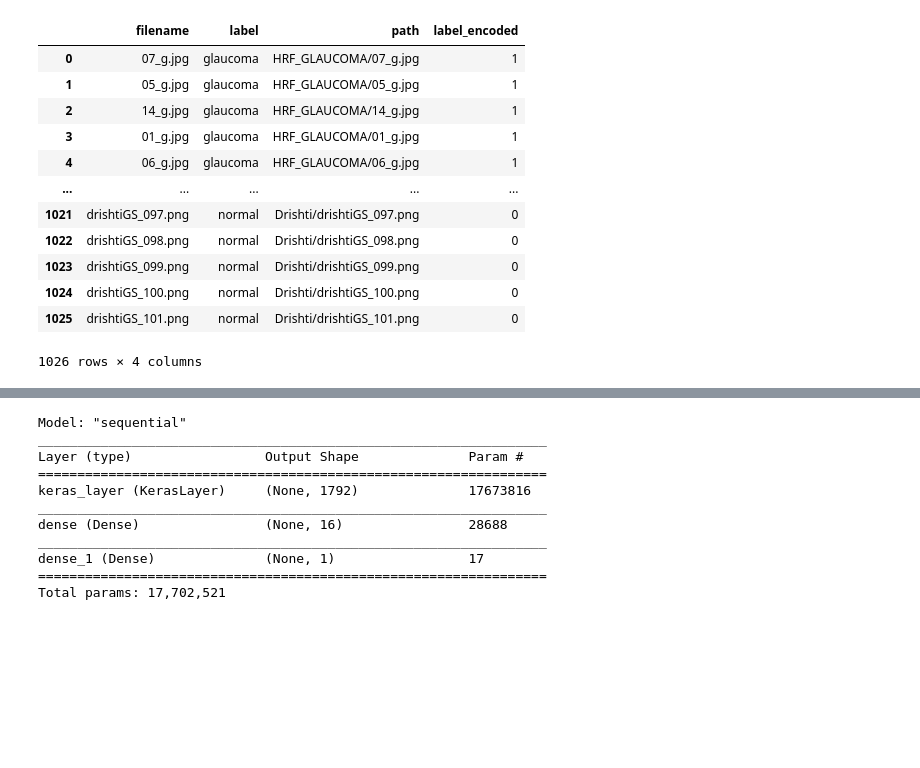
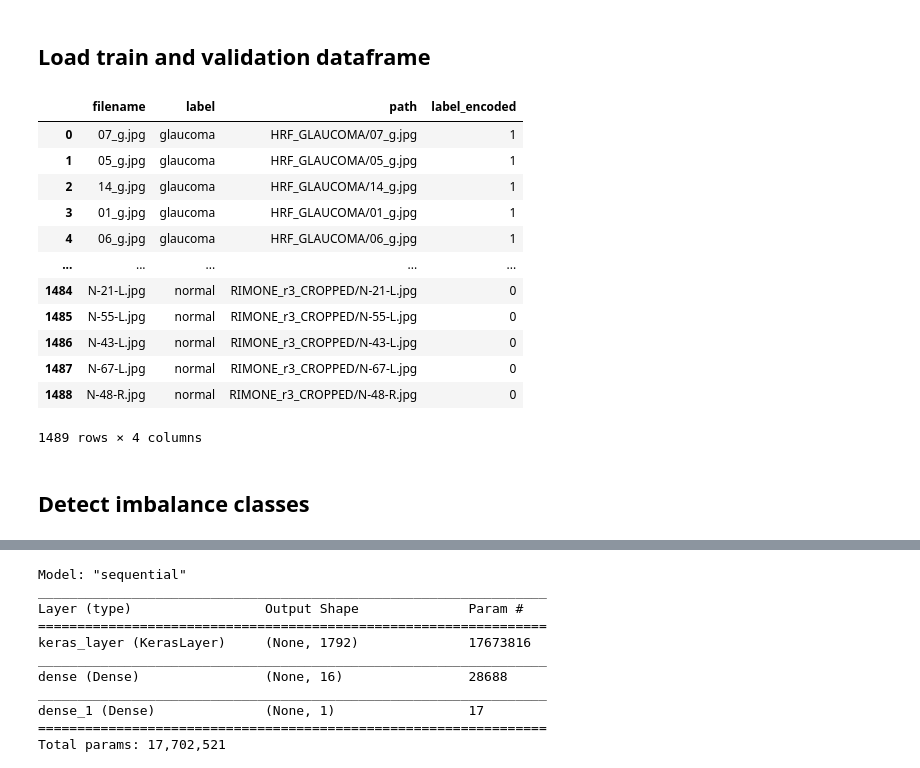
Before and after one commit to TanHaus/lifehack-2020, a Jupyter notebook: glaucoma_tf.ipynb, the cells around one changed output, grey strips where cells are left out. Saved outputs shown, nothing was run; the diff lists cells and outputs as text; code cells hidden in the pictures; blank space fills up the shorter version.

```diff
--- a/glaucoma_tf.ipynb
+++ b/glaucoma_tf.ipynb
@@ -12,24 +13,28 @@ import tensorflow_addons as tfa
 import tensorflow_hub as hub
 # %%
 AUTOTUNE = tf.data.experimental.AUTOTUNE
+# %% [markdown]
+## Load train and validation dataframe
 # %%
 train = pd.read_csv('glaucoma_train.csv')
-test = pd.read_csv('glaucoma_test.csv')
+val = pd.read_csv('glaucoma_val.csv')
 train
 # %% [output]
 |  | filename | label | path | label_encoded |
 | 0 | 07_g.jpg | glaucoma | HRF_GLAUCOMA/07_g.jpg | 1 |
 | 1 | 05_g.jpg | glaucoma | HRF_GLAUCOMA/05_g.jpg | 1 |
 | 2 | 14_g.jpg | glaucoma | HRF_GLAUCOMA/14_g.jpg | 1 |
 | 3 | 01_g.jpg | glaucoma | HRF_GLAUCOMA/01_g.jpg | 1 |
 | 4 | 06_g.jpg | glaucoma | HRF_GLAUCOMA/06_g.jpg | 1 |
 | ... | ... | ... | ... | ... |
-| 1021 | drishtiGS_097.png | normal | Drishti/drishtiGS_097.png | 0 |
-| 1022 | drishtiGS_098.png | normal | Drishti/drishtiGS_098.png | 0 |
-| 1023 | drishtiGS_099.png | normal | Drishti/drishtiGS_099.png | 0 |
-| 1024 | drishtiGS_100.png | normal | Drishti/drishtiGS_100.png | 0 |
-| 1025 | drishtiGS_101.png | normal | Drishti/drishtiGS_101.png | 0 |
+| 1484 | N-21-L.jpg | normal | RIMONE_r3_CROPPED/N-21-L.jpg | 0 |
+| 1485 | N-55-L.jpg | normal | RIMONE_r3_CROPPED/N-55-L.jpg | 0 |
+| 1486 | N-43-L.jpg | normal | RIMONE_r3_CROPPED/N-43-L.jpg | 0 |
+| 1487 | N-67-L.jpg | normal | RIMONE_r3_CROPPED/N-67-L.jpg | 0 |
+| 1488 | N-48-R.jpg | normal | RIMONE_r3_CROPPED/N-48-R.jpg | 0 |
-1026 rows × 4 columns
+1489 rows × 4 columns
+# %% [markdown]
+## Detect imbalance classes
 # %%
 train.groupby('label').count()
 # %% [output]
```
Also changed, not shown: parts of 26 cells of this notebook, 9 other files.
